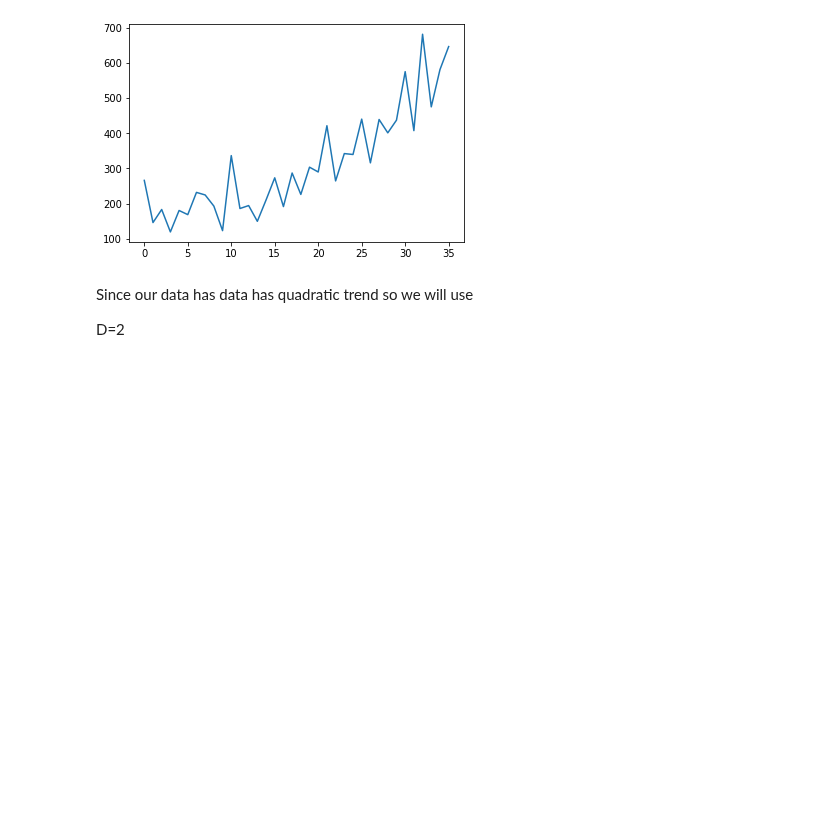
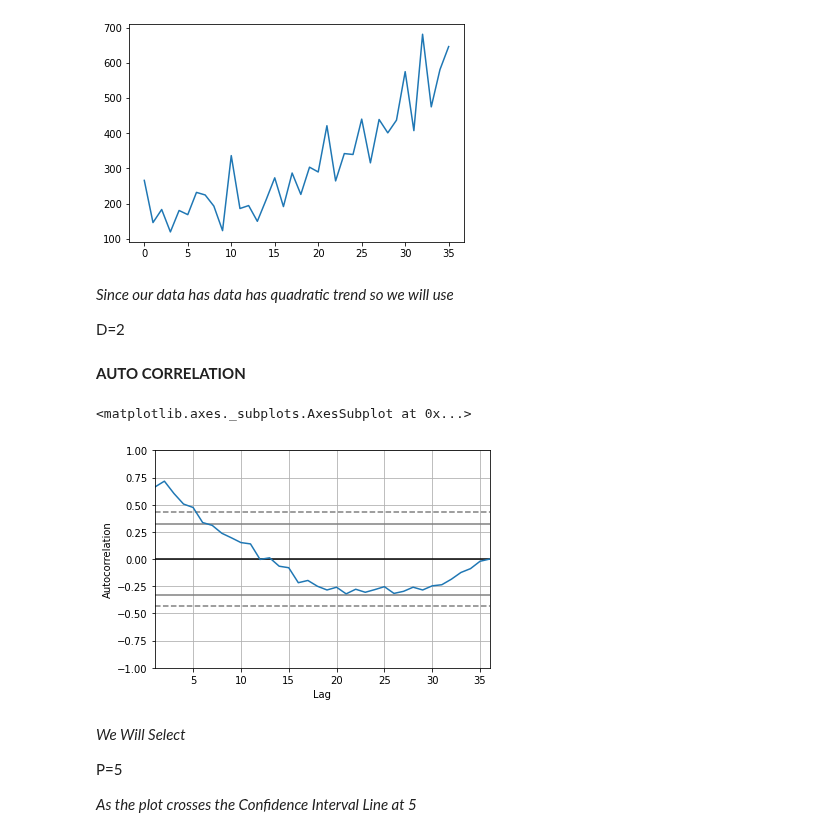
Before and after one commit to anmol0720/Time-Series-Forcasting, a Jupyter notebook: Time_Series_Analysis_and_Forcasting.ipynb, the cells around one changed output. Saved outputs shown, nothing was run; the diff lists cells and outputs as text; code cells hidden in the pictures; blank space fills up the shorter version.

```diff
--- a/Time_Series_Analysis_and_Forcasting.ipynb
+++ b/Time_Series_Analysis_and_Forcasting.ipynb
@@ -1042,6 +1042,20 @@ df['Sales'].plot()
 <matplotlib.axes._subplots.AxesSubplot at 0x...>
 [figure]
 # %% [markdown]
-Since our data has data has quadratic trend so we will use
+*Since our data has data has quadratic trend so we will use*
 
 D=2
+# %% [markdown]
+**AUTO CORRELATION**
+# %%
+from pandas.plotting import autocorrelation_plot
+autocorrelation_plot(df['Sales'])
+# %% [output]
+<matplotlib.axes._subplots.AxesSubplot at 0x...>
+[figure, added]
+# %% [markdown]
+*We Will Select*
+
+P=5
+
+*As the plot crosses the Confidence Interval Line at 5*
```
